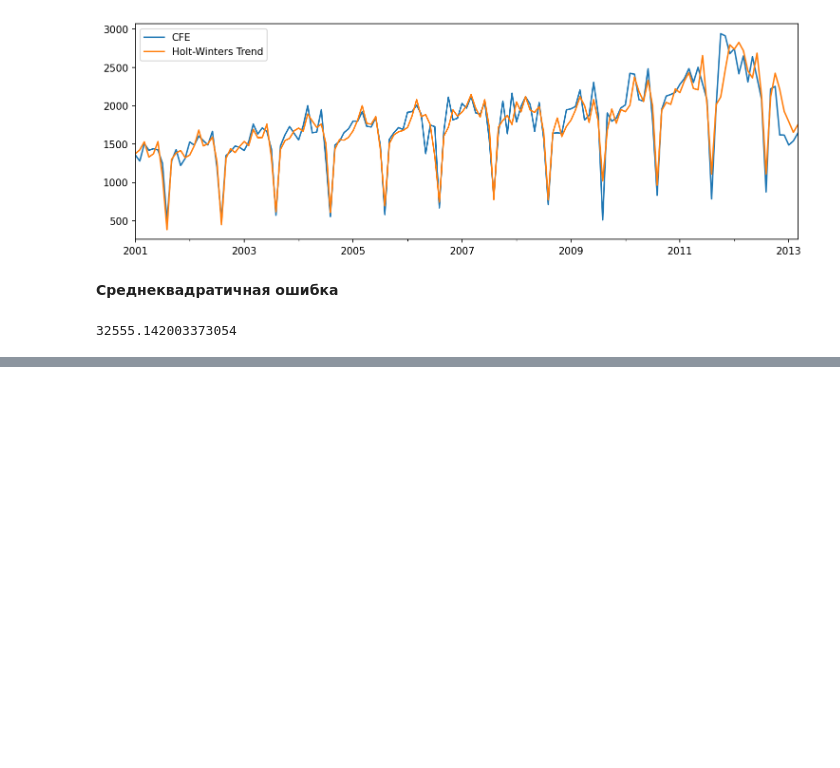
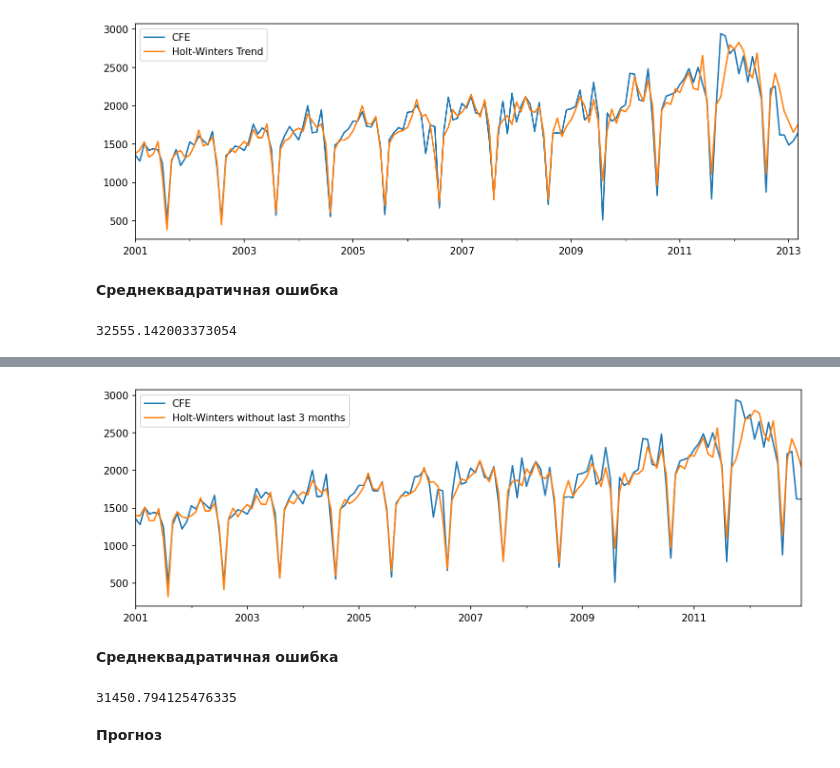
Before and after one commit to endygamedev/university, a Jupyter notebook: 3-course-6-semester/forecasting-methods/2. Adaptive forecasting methods/2.3 Individual assignment.ipynb, the cells around one changed output, grey strips where cells are left out. Drawn from its saved outputs; the diff is of its cells as text; code cells hidden in the pictures; blank space fills up the shorter version.

Commit message:
Edit `task-2.3` in `forecasting-methods`

```diff
--- a/3-course-6-semester/forecasting-methods/2. Adaptive forecasting methods/2.3 Individual assignment.ipynb
+++ b/3-course-6-semester/forecasting-methods/2. Adaptive forecasting methods/2.3 Individual assignment.ipynb
@@ -187,0 +201,5 @@ mse(df, holt_winters_trend.fittedvalues)
+# %%
+df_last = df[:-3]
+# %%
+holt_winters_last = ExponentialSmoothing(df_last, initialization_method="estimated",
+                                         trend=None, seasonal="add").fit()
@@ -187,0 +221,16 @@ mse(df, holt_winters_trend.fittedvalues)
+# %%
+plt.figure(figsize=(12,4), dpi=150)
+df_last.plot(label="CFE")
+holt_winters_last.fittedvalues.plot(label="Holt-Winters without last 3 months")
+plt.legend(loc="upper left")
+plt.show()
+# %% [output]
+[figure, added]
+# %% [markdown]
+**Среднеквадратичная ошибка**
+# %%
+mse(df_last, holt_winters_last.fittedvalues)
+# %% [output]
+31450.794125476335
+# %% [markdown]
+**Прогноз**
```
Also changed, not shown: parts of 6 cells of this notebook.
